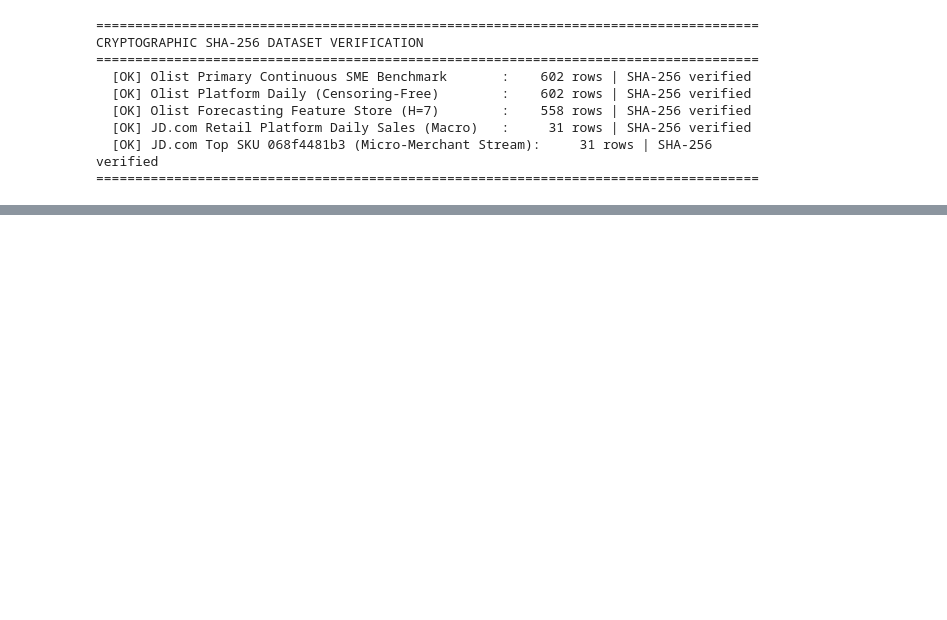
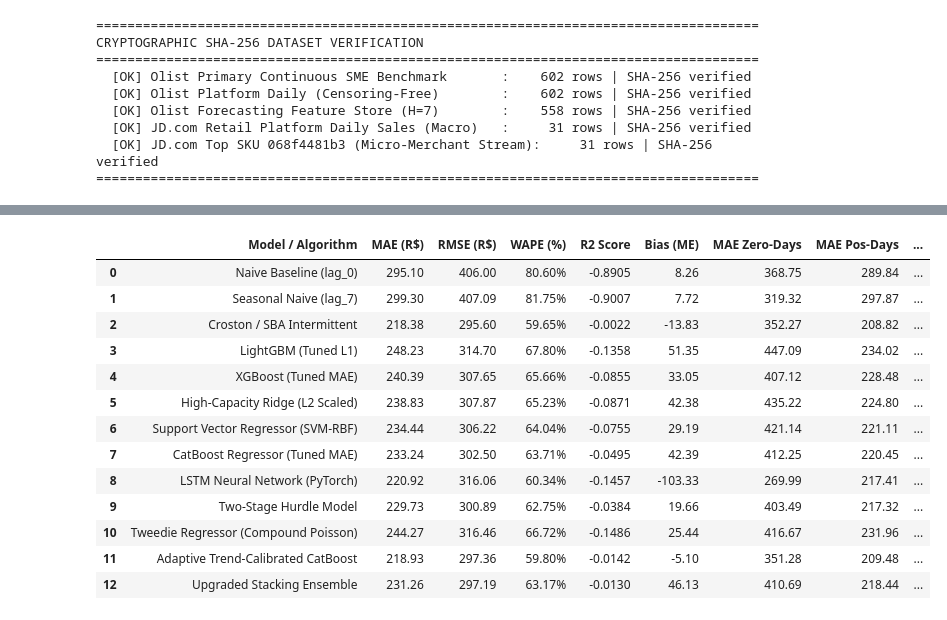
Before and after one commit to mdarmanaliashik/FinSight-AI, a Jupyter notebook: notebooks/Phase3_Sales_Forecasting_Benchmark.ipynb, the cells around one changed output, grey strips where cells are left out. Saved outputs shown, nothing was run; the diff lists cells and outputs as text; code cells hidden in the pictures; blank space fills up the shorter version.

```diff
--- a/notebooks/Phase3_Sales_Forecasting_Benchmark.ipynb
+++ b/notebooks/Phase3_Sales_Forecasting_Benchmark.ipynb
@@ -1357,0 +428,80 @@ Phase 3 Machine Learning Suite successfully completed and persisted for Phase 4.
+# %%
+def diebold_mariano_test(y_true, y_pred1, y_pred2, h=7):
+    e1 = (y_true - y_pred1) ** 2
+    e2 = (y_true - y_pred2) ** 2
+    d = e1 - e2
+    n = len(d)
+    mean_d = float(np.mean(d))
+    gamma0 = float(np.var(d, ddof=0))
+    gamma = [float(np.mean((d[k:] - mean_d) * (d[:-k] - mean_d))) for k in range(1, min(h, n // 2))]
+    var_d = (gamma0 + 2 * sum(gamma)) / n
+    dm_stat = mean_d / np.sqrt(max(var_d, 1e-12))
+    hln_corr = np.sqrt((n + 1 - 2*h + h*(h-1)/n) / n)
+    dm_stat_corrected = dm_stat * hln_corr
+    p_val = 2 * (1 - stats.t.cdf(abs(dm_stat_corrected), df=n-1))
+    return float(dm_stat_corrected), float(p_val)
+
+def compute_micro_row(name, y_true, y_pred, y_base, prev_series):
+    mae = mean_absolute_error(y_true, y_pred)
+    rmse = np.sqrt(mean_squared_error(y_true, y_pred))
+    wape = np.sum(np.abs(y_true - y_pred)) / np.sum(y_true) * 100
+    r2 = r2_score(y_true, y_pred)
+    bias = np.mean(y_pred - y_true)
+
+    zero_m = y_true == 0
+    pos_m = y_true > 0
+    mae_zero = mean_absolute_error(y_true[zero_m], y_pred[zero_m]) if zero_m.sum() > 0 else 0.0
+    mae_pos = mean_absolute_error(y_true[pos_m], y_pred[pos_m])
+
+    actual_dir = np.sign(y_true - prev_series)
+    pred_dir = np.sign(y_pred - prev_series)
+    da = np.mean(actual_dir == pred_dir) * 100
+
+    if "Naive" not in name:
+        mae_base = mean_absolute_error(y_true, y_base)
+        rel_imprv = (mae_base - mae) / mae_base * 100
+        rel_str = f"{rel_imprv:+.2f}%"
+        _, dm_p = diebold_mariano_test(y_true, y_base, y_pred, h=7)
+        dm_str = f"{dm_p:.4f}"
+    else:
+        rel_str = "Baseline"
+        dm_str = "-"
+
+    return {
+        "Model / Algorithm": name,
+        "MAE (R$)": round(mae, 2),
+        "RMSE (R$)": round(rmse, 2),
+        "WAPE (%)": f"{wape:.2f}%",
+        "R2 Score": round(r2, 4),
+        "Bias (ME)": round(bias, 2),
+        "MAE Zero-Days": round(mae_zero, 2),
+        "MAE Pos-Days": round(mae_pos, 2),
+        "Dir Acc (%)": f"{da:.1f}%",
+        "Rel Imprv": rel_str,
+        "DM p-val": dm_str
+    }
+
+models_micro = {
+    "Naive Baseline (lag_0)": y_naive,
+    "Seasonal Naive (lag_7)": y_snaive,
+    "Croston / SBA Intermittent": y_pred_sba,
+    "LightGBM (Tuned L1)": y_pred_lgb,
+    "XGBoost (Tuned MAE)": y_pred_xgb,
+    "High-Capacity Ridge (L2 Scaled)": y_pred_ridge,
+    "Support Vector Regressor (SVM-RBF)": y_pred_svr,
+    "CatBoost Regressor (Tuned MAE)": y_pred_cb,
+    "LSTM Neural Network (PyTorch)": y_pred_lstm,
+    "Two-Stage Hurdle Model": y_pred_hurdle,
+    "Tweedie Regressor (Compound Poisson)": y_pred_tweedie,
+    "Adaptive Trend-Calibrated CatBoost": y_pred_adapt,
+    "Upgraded Stacking Ensemble": y_pred_stack
+}
+
+scorecard_rows = [compute_micro_row(k, y_test, v, y_base=y_naive, prev_series=y_naive) for k, v in models_micro.items()]
+df_scorecard = pd.DataFrame(scorecard_rows)
+
+print("=" * 125)
+print(f"TABLE 2A: RESOLUTION 1 — MICRO-TACTICAL SALES FORECASTING BENCHMARK (HORIZON H=7, TEST N={len(y_test)} DAYS, MEAN = R$ {test_mean:.2f})")
+print("=" * 125)
+display(df_scorecard)
+# %% [output]
@@ -1357,0 +511,14 @@ Phase 3 Machine Learning Suite successfully completed and persisted for Phase 4.
+|  | Model / Algorithm | MAE (R$) | RMSE (R$) | WAPE (%) | R2 Score | Bias (ME) | MAE Zero-Days | MAE Pos-Days | ... |
+| 0 | Naive Baseline (lag_0) | 295.10 | 406.00 | 80.60% | -0.8905 | 8.26 | 368.75 | 289.84 | ... |
+| 1 | Seasonal Naive (lag_7) | 299.30 | 407.09 | 81.75% | -0.9007 | 7.72 | 319.32 | 297.87 | ... |
+| 2 | Croston / SBA Intermittent | 218.38 | 295.60 | 59.65% | -0.0022 | -13.83 | 352.27 | 208.82 | ... |
+| 3 | LightGBM (Tuned L1) | 248.23 | 314.70 | 67.80% | -0.1358 | 51.35 | 447.09 | 234.02 | ... |
+| 4 | XGBoost (Tuned MAE) | 240.39 | 307.65 | 65.66% | -0.0855 | 33.05 | 407.12 | 228.48 | ... |
+| 5 | High-Capacity Ridge (L2 Scaled) | 238.83 | 307.87 | 65.23% | -0.0871 | 42.38 | 435.22 | 224.80 | ... |
+| 6 | Support Vector Regressor (SVM-RBF) | 234.44 | 306.22 | 64.04% | -0.0755 | 29.19 | 421.14 | 221.11 | ... |
+| 7 | CatBoost Regressor (Tuned MAE) | 233.24 | 302.50 | 63.71% | -0.0495 | 42.39 | 412.25 | 220.45 | ... |
+| 8 | LSTM Neural Network (PyTorch) | 220.92 | 316.06 | 60.34% | -0.1457 | -103.33 | 269.99 | 217.41 | ... |
+| 9 | Two-Stage Hurdle Model | 229.73 | 300.89 | 62.75% | -0.0384 | 19.66 | 403.49 | 217.32 | ... |
+| 10 | Tweedie Regressor (Compound Poisson) | 244.27 | 316.46 | 66.72% | -0.1486 | 25.44 | 416.67 | 231.96 | ... |
+| 11 | Adaptive Trend-Calibrated CatBoost | 218.93 | 297.36 | 59.80% | -0.0142 | -5.10 | 351.28 | 209.48 | ... |
+| 12 | Upgraded Stacking Ensemble | 231.26 | 297.19 | 63.17% | -0.0130 | 46.13 | 410.69 | 218.44 | ... |
```
Also changed, not shown: parts of 41 cells of this notebook, 9 other files.
